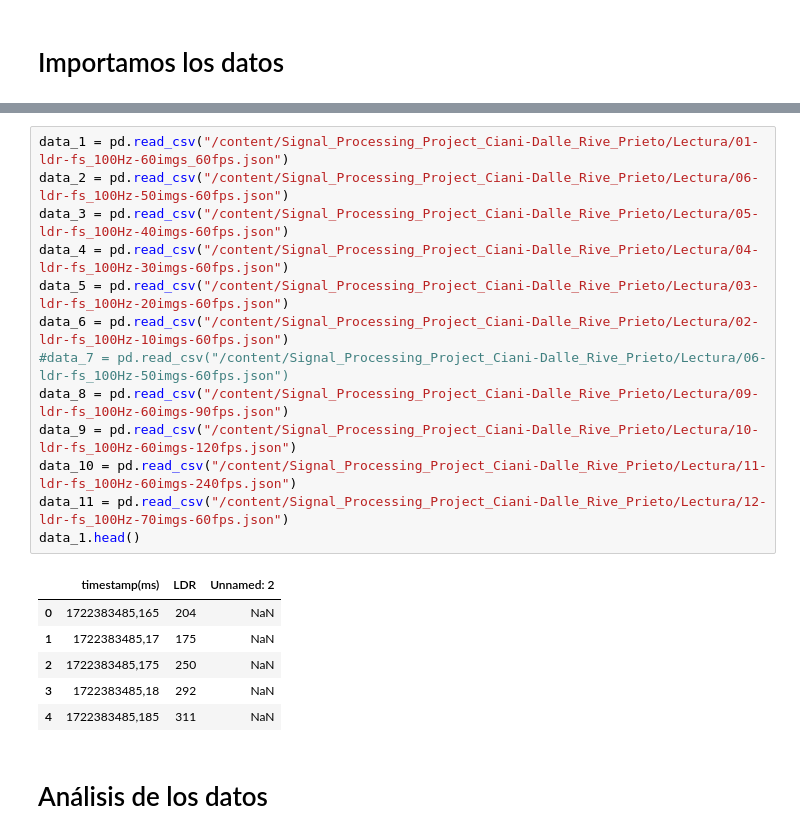
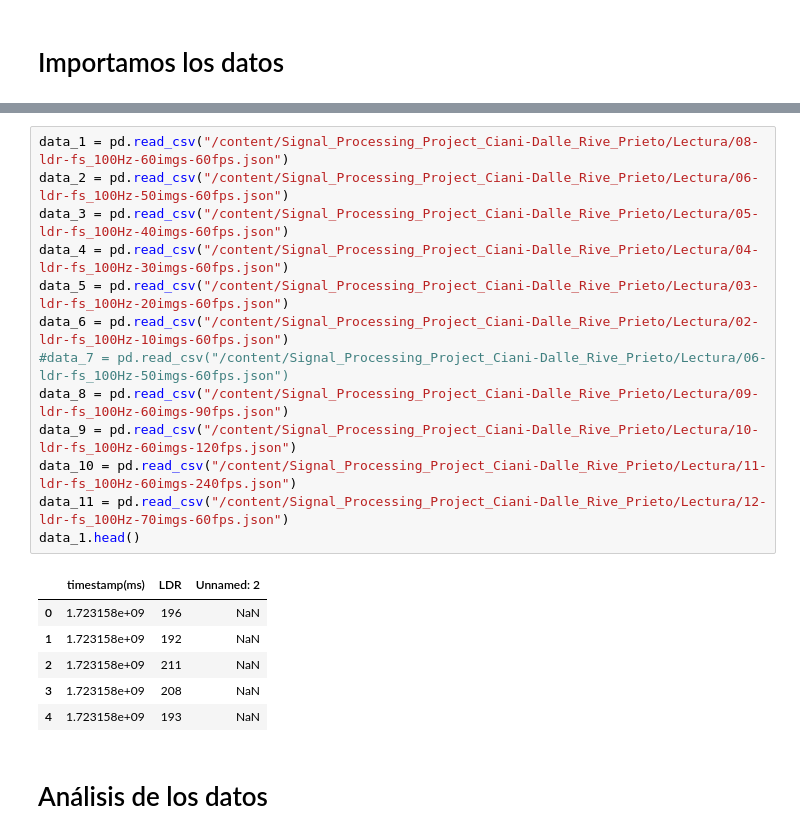
Before and after one commit to alex20022000/Signal_Processing_Project_Ciani-Dalle_Rive_Prieto, a Jupyter notebook: 01_Signal_Processing_Ciani+Dalle_Rive_Prieto.ipynb, the cells around one changed output, grey strips where cells are left out. Cells and saved outputs as stored; diff of their text form.

```diff
--- a/01_Signal_Processing_Ciani+Dalle_Rive_Prieto.ipynb
+++ b/01_Signal_Processing_Ciani+Dalle_Rive_Prieto.ipynb
@@ -144,23 +144,23 @@ Resolving deltas: 100% (40/40), done.
 # %%
-data_1 = pd.read_csv("/content/Signal_Processing_Project_Ciani-Dalle_Rive_Prieto/Lectura/01-ldr-fs_100Hz-60imgs_60fps.json")
+data_1 = pd.read_csv("/content/Signal_Processing_Project_Ciani-Dalle_Rive_Prieto/Lectura/08-ldr-fs_100Hz-60imgs-60fps.json")
 data_2 = pd.read_csv("/content/Signal_Processing_Project_Ciani-Dalle_Rive_Prieto/Lectura/06-ldr-fs_100Hz-50imgs-60fps.json")
 data_3 = pd.read_csv("/content/Signal_Processing_Project_Ciani-Dalle_Rive_Prieto/Lectura/05-ldr-fs_100Hz-40imgs-60fps.json")
 data_4 = pd.read_csv("/content/Signal_Processing_Project_Ciani-Dalle_Rive_Prieto/Lectura/04-ldr-fs_100Hz-30imgs-60fps.json")
 data_5 = pd.read_csv("/content/Signal_Processing_Project_Ciani-Dalle_Rive_Prieto/Lectura/03-ldr-fs_100Hz-20imgs-60fps.json")
 data_6 = pd.read_csv("/content/Signal_Processing_Project_Ciani-Dalle_Rive_Prieto/Lectura/02-ldr-fs_100Hz-10imgs-60fps.json")
 #data_7 = pd.read_csv("/content/Signal_Processing_Project_Ciani-Dalle_Rive_Prieto/Lectura/06-ldr-fs_100Hz-50imgs-60fps.json")
 data_8 = pd.read_csv("/content/Signal_Processing_Project_Ciani-Dalle_Rive_Prieto/Lectura/09-ldr-fs_100Hz-60imgs-90fps.json")
 data_9 = pd.read_csv("/content/Signal_Processing_Project_Ciani-Dalle_Rive_Prieto/Lectura/10-ldr-fs_100Hz-60imgs-120fps.json")
 data_10 = pd.read_csv("/content/Signal_Processing_Project_Ciani-Dalle_Rive_Prieto/Lectura/11-ldr-fs_100Hz-60imgs-240fps.json")
 data_11 = pd.read_csv("/content/Signal_Processing_Project_Ciani-Dalle_Rive_Prieto/Lectura/12-ldr-fs_100Hz-70imgs-60fps.json")
 data_1.head()
 # %% [output]
 |  | timestamp(ms) | LDR | Unnamed: 2 |
-| 0 | 1722383485,165 | 204 | NaN |
-| 1 | 1722383485,17 | 175 | NaN |
-| 2 | 1722383485,175 | 250 | NaN |
-| 3 | 1722383485,18 | 292 | NaN |
-| 4 | 1722383485,185 | 311 | NaN |
+| 0 | 1.723158e+09 | 196 | NaN |
+| 1 | 1.723158e+09 | 192 | NaN |
+| 2 | 1.723158e+09 | 211 | NaN |
+| 3 | 1.723158e+09 | 208 | NaN |
+| 4 | 1.723158e+09 | 193 | NaN |
 # %% [markdown]
 # Análisis de los datos
 # %% [markdown]
```
Also changed, not shown: parts of 12 cells of this notebook.
